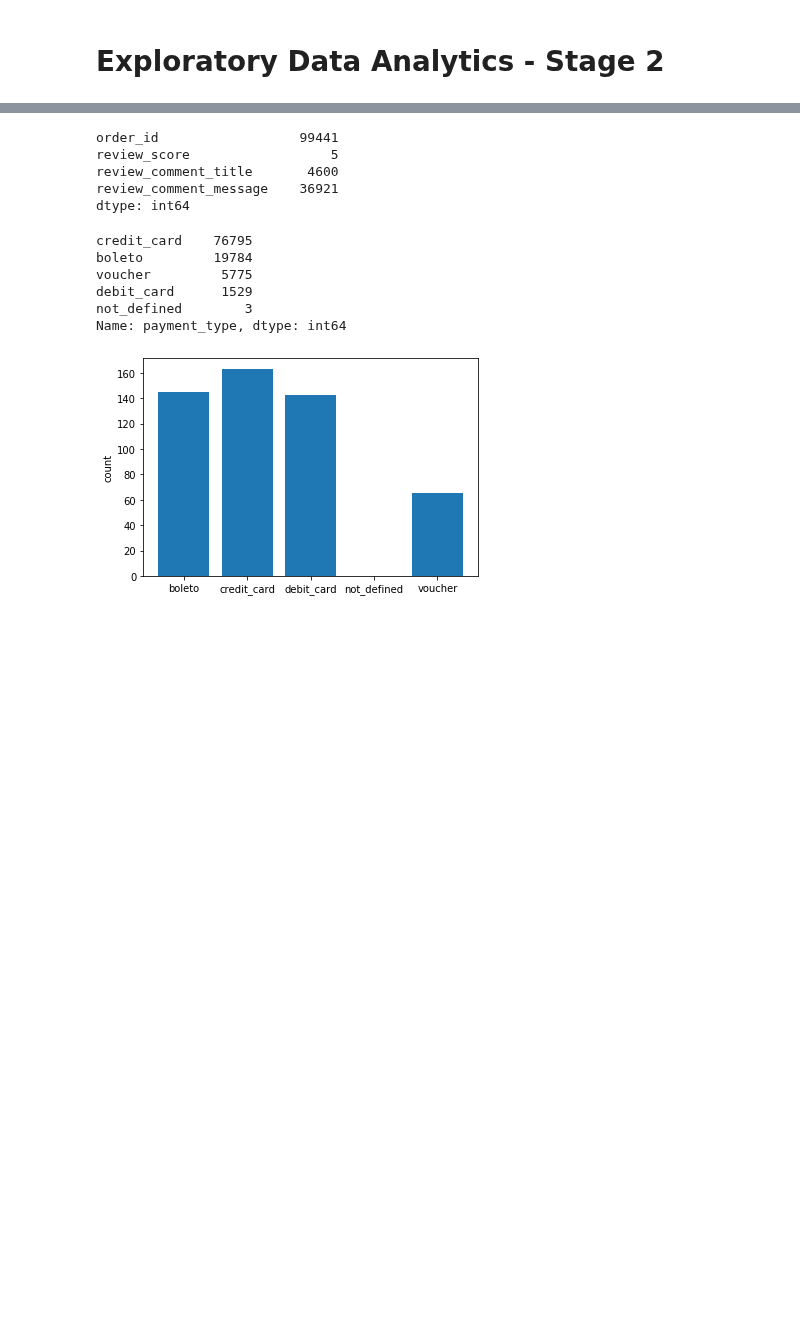
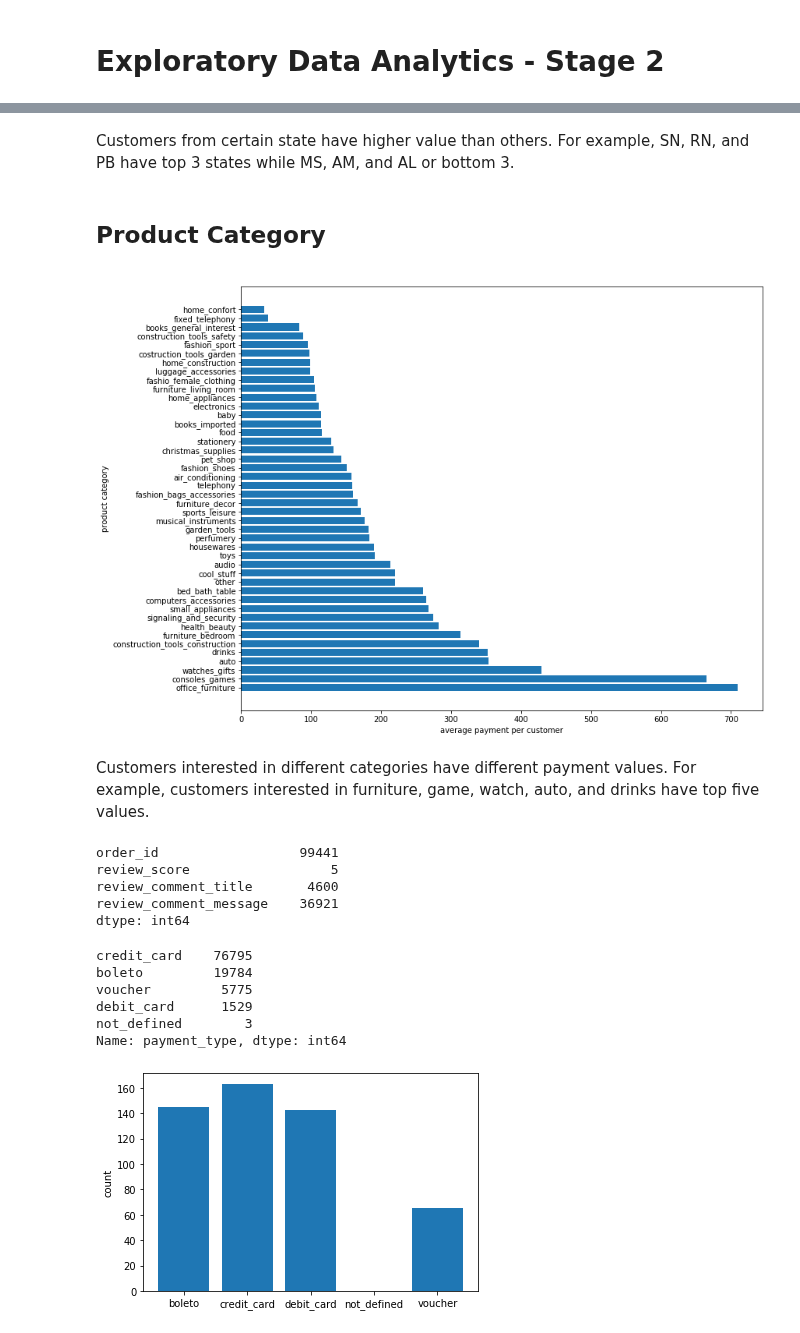
Before and after one commit to alireza-alizadegan/e-commerce-Sales, a Jupyter notebook: Brazil/Value Prediction.ipynb, the cells around one changed output, grey strips where cells are left out. Saved outputs shown, nothing was run; the diff lists cells and outputs as text; code cells hidden in the pictures; blank space fills up the shorter version.

```diff
--- a/Brazil/Value Prediction.ipynb
+++ b/Brazil/Value Prediction.ipynb
@@ -767,3 +759,17 @@ pocipr_df.head()
+# %% [markdown]
+Customers from certain state have higher value than others. For example, SN, RN, and PB have top 3 states while MS, AM, and AL or bottom 3.
+# %% [markdown]
+## Product Category
+<a id='category'></a>
+# %%
+pay_by_cat_series = df.groupby('pop_category')['payment_value'].sum()
+cust_by_cat_series = df.groupby('pop_category')['payment_value'].count()
+pay_per_cust_series = pay_by_cat_series/cust_by_cat_series
+pay_per_cust_series.sort_values(inplace=True, ascending=False)
+# %% [output]
+[figure, added]
+# %% [markdown]
+Customers interested in different categories have different payment values. For example, customers interested in furniture, game, watch, auto, and drinks have top five values.
 # %%
 review_df.nunique()
 # %% [output]
```
Also changed, not shown: parts of 33 cells of this notebook, 4 other files.
